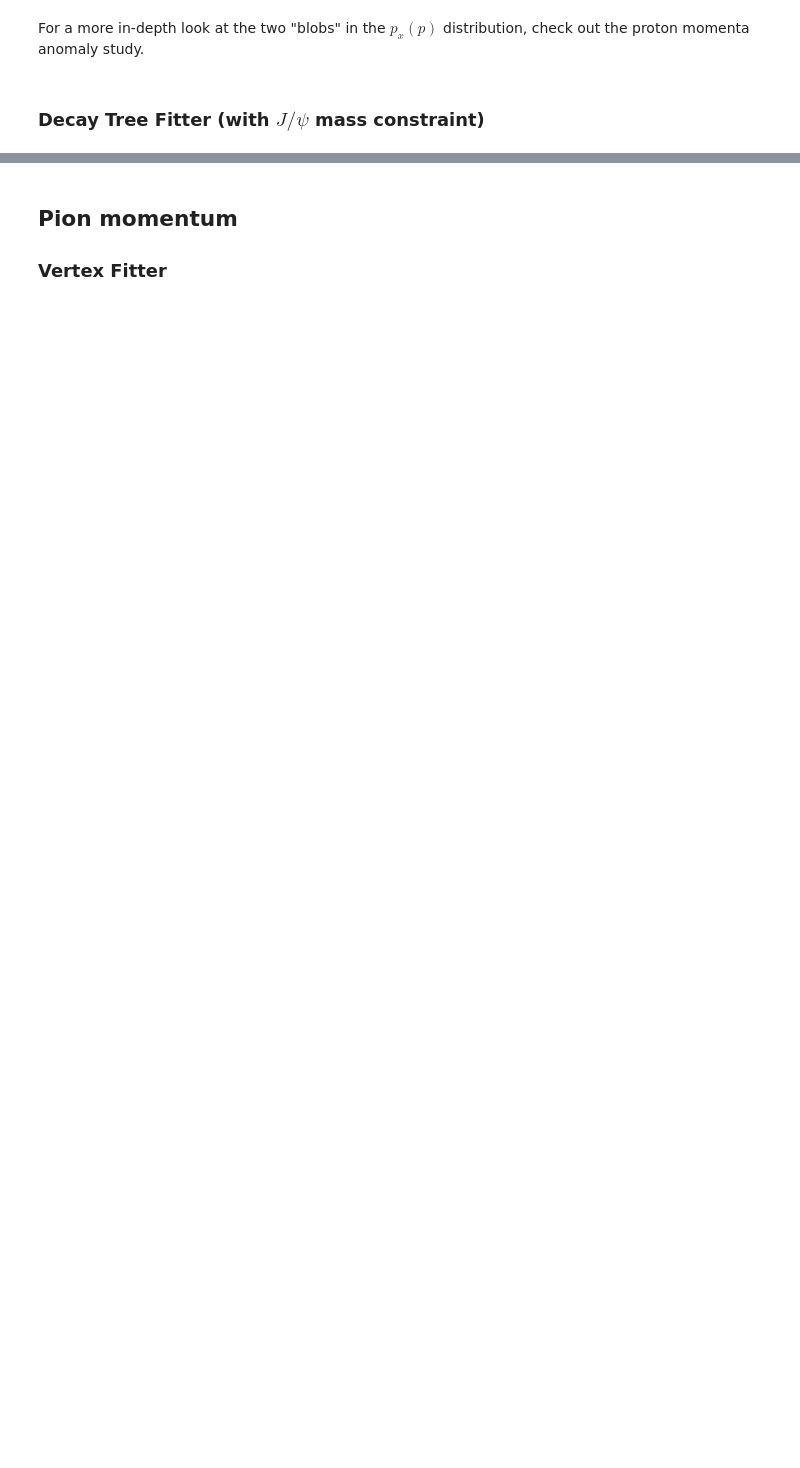
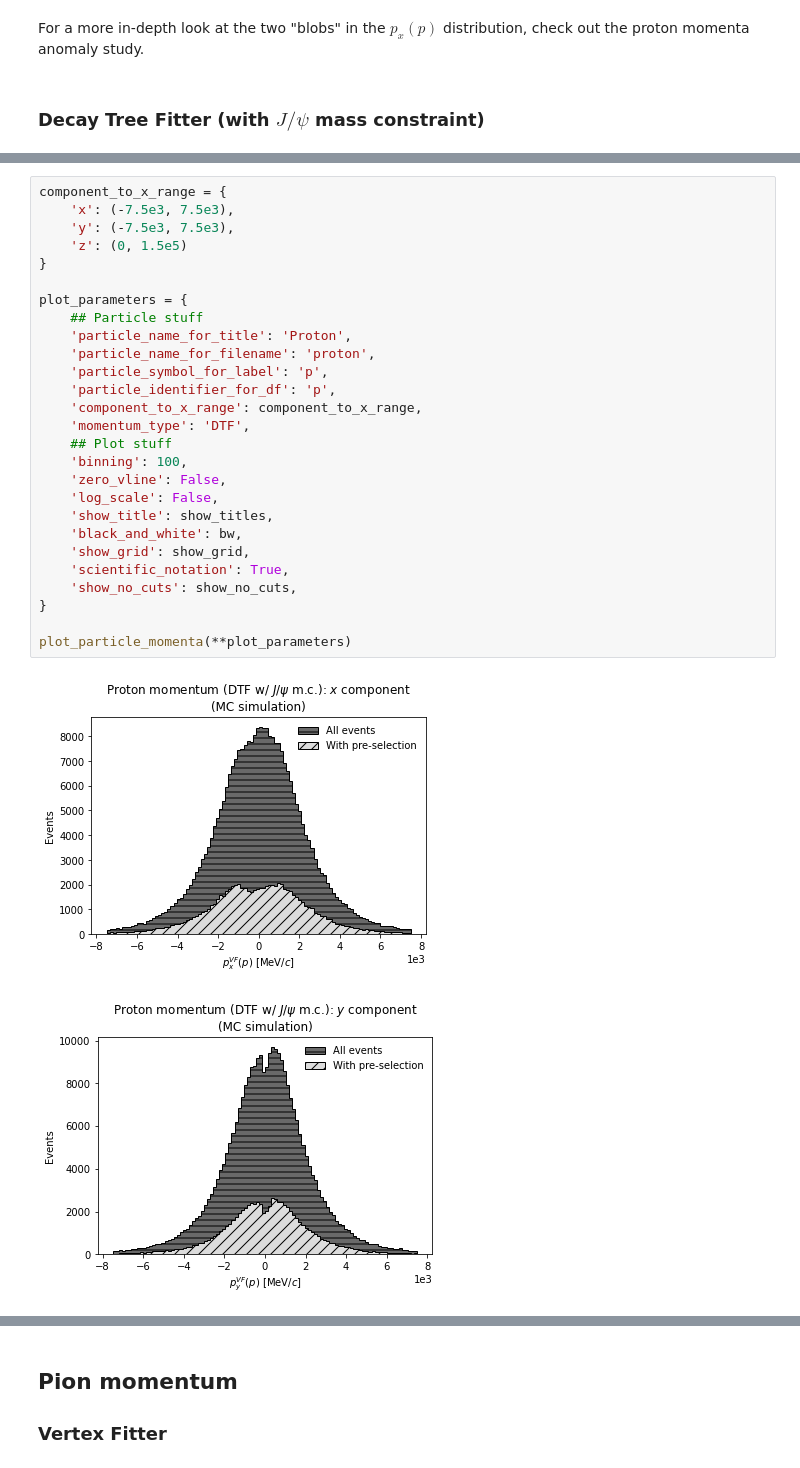
Before and after one commit to alatios/lb2jpsil_preliminary-variable-studies, a Jupyter notebook: 01_explore_simulation.ipynb, the cells around one changed output, grey strips where cells are left out. Drawn from its saved outputs; the diff is of its cells as text; blank space fills up the shorter version.

Commit message:
Implement new plot function for momenta

```diff
--- a/01_explore_simulation.ipynb
+++ b/01_explore_simulation.ipynb
@@ -681,0 +731,30 @@ for comp in ['x', 'y', 'z']:
+# %%
+component_to_x_range = {
+    'x': (-7.5e3, 7.5e3),
+    'y': (-7.5e3, 7.5e3),
+    'z': (0, 1.5e5)
+}
+
+plot_parameters = {
+    ## Particle stuff
+    'particle_name_for_title': 'Proton',
+    'particle_name_for_filename': 'proton',
+    'particle_symbol_for_label': 'p',
+    'particle_identifier_for_df': 'p',
+    'component_to_x_range': component_to_x_range,
+    'momentum_type': 'DTF',
+    ## Plot stuff
+    'binning': 100,
+    'zero_vline': False,
+    'log_scale': False,
+    'show_title': show_titles,
+    'black_and_white': bw,
+    'show_grid': show_grid,
+    'scientific_notation': True,
+    'show_no_cuts': show_no_cuts,
+}
+
+plot_particle_momenta(**plot_parameters)
+# %% [output]
+[figure, added]
+[figure, added]
```
Also changed, not shown: parts of 21 cells of this notebook.
